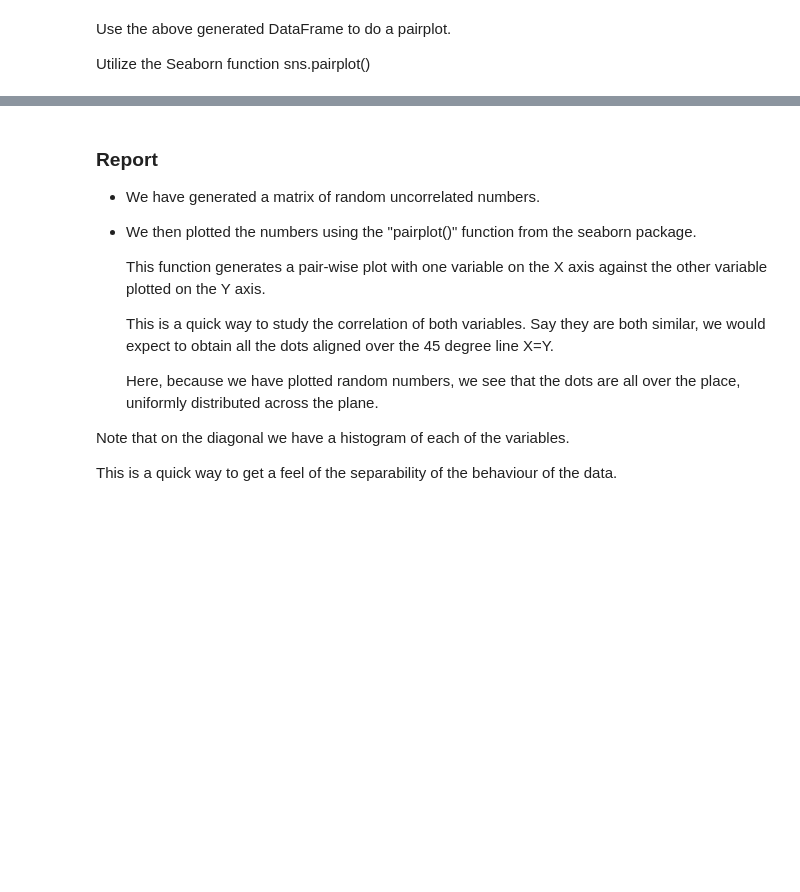
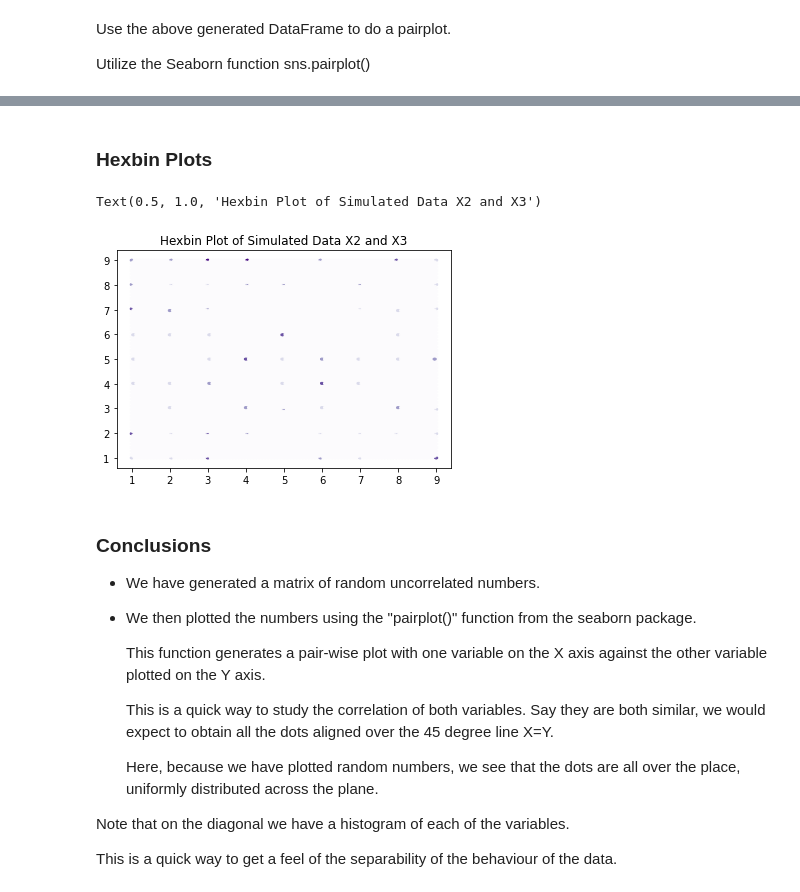
Before and after one commit to lcipolina/ML_Fundamentals, a Jupyter notebook: Exercise_Set_1a.ipynb, the cells around one changed output, grey strips where cells are left out. Drawn from its saved outputs; the diff is of its cells as text; code cells hidden in the pictures; blank space fills up the shorter version.

```diff
--- a/Exercise_Set_1a.ipynb
+++ b/Exercise_Set_1a.ipynb
@@ -114,6 +127,14 @@ plt.show()
+# %% [markdown]
+### Hexbin Plots
+# %%
+plt.hexbin(df['X2'], df['X3'], cmap='Purples')
+plt.title('Hexbin Plot of Simulated Data X2 and X3')
+# %% [output]
+Text(0.5, 1.0, 'Hexbin Plot of Simulated Data X2 and X3')
+[figure, added]
 # %% [markdown]
 
-### Report
+### Conclusions
 
 * We have generated a matrix of random uncorrelated numbers.
 
```
Also changed, not shown: parts of 8 cells of this notebook.
